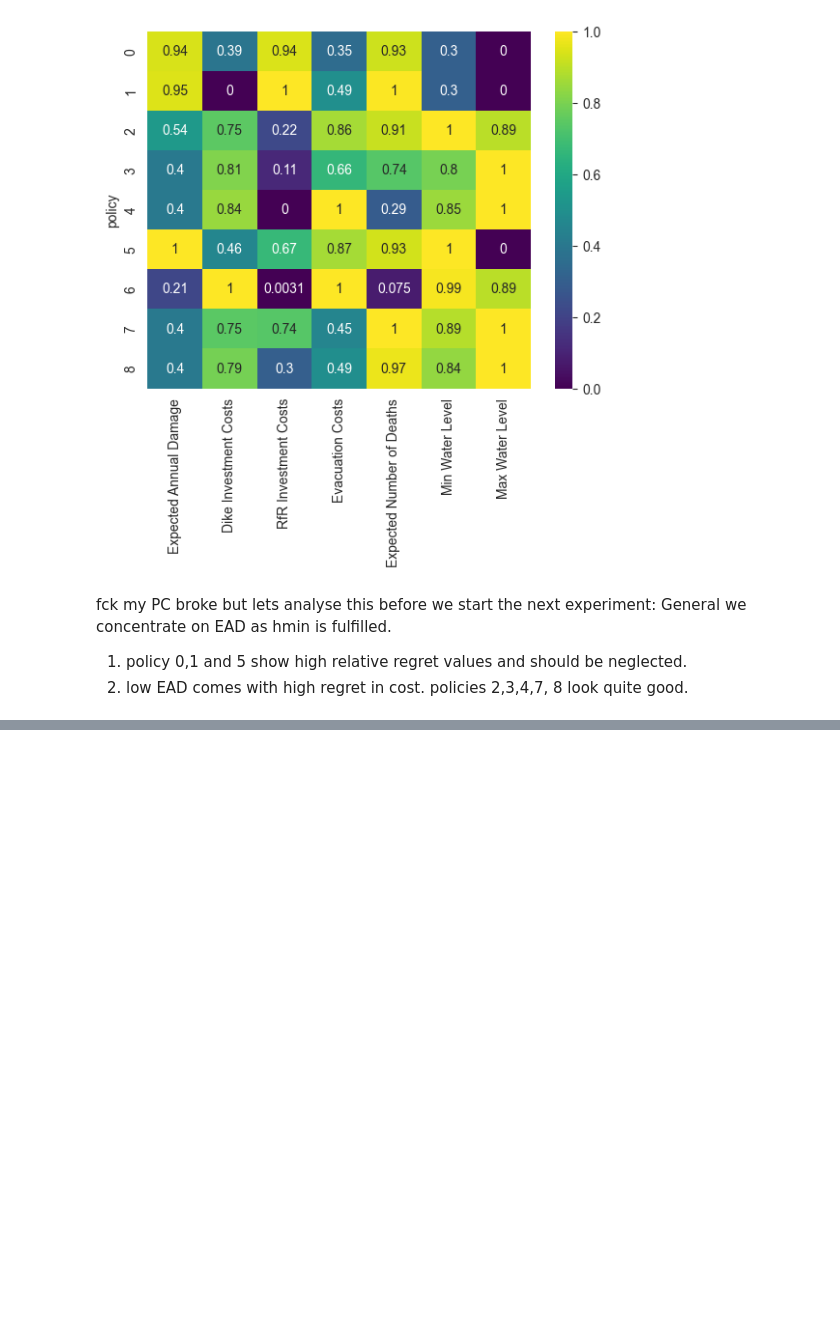
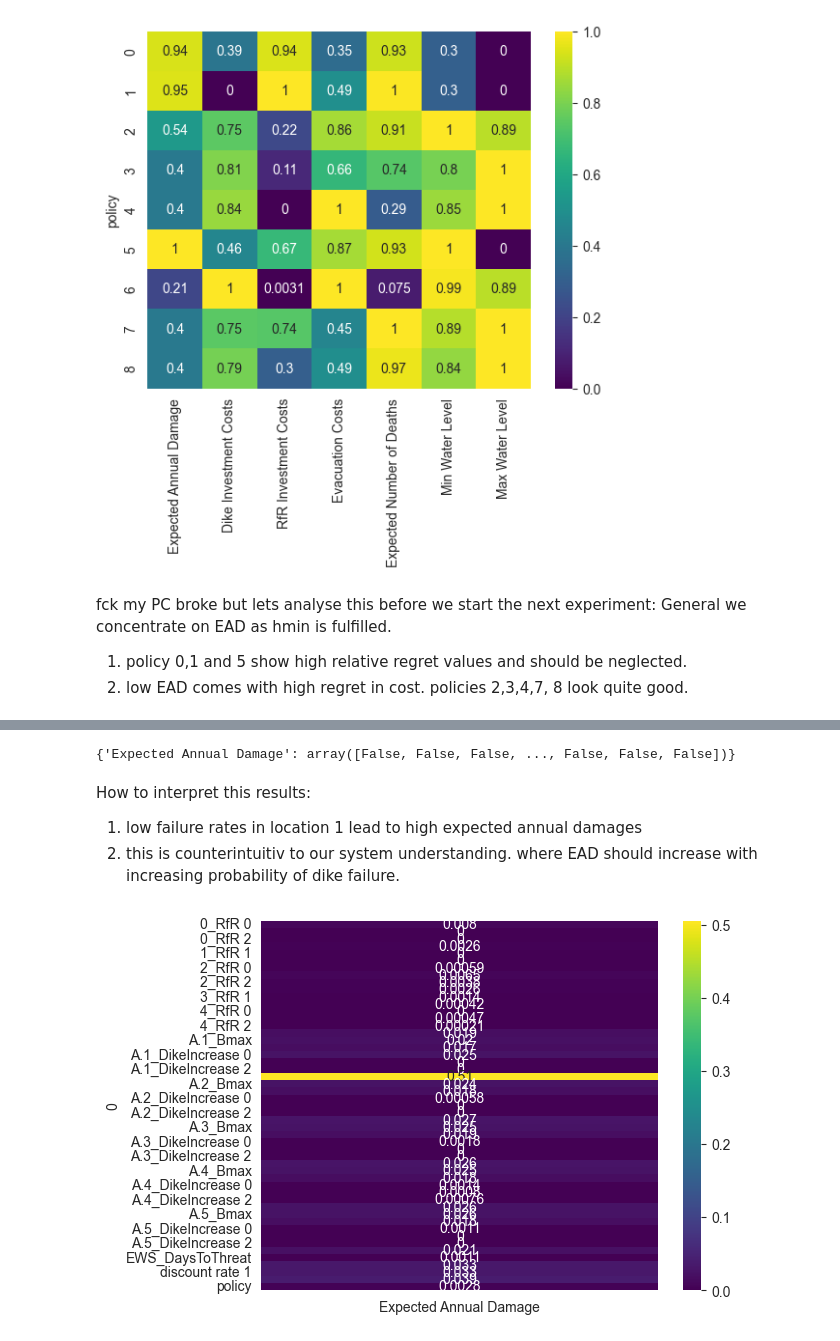
Before and after one commit to florihu/MBDM_Group5, a Jupyter notebook: MORDM.ipynb, the cells around one changed output, grey strips where cells are left out. Cells and saved outputs as stored; diff of their text form; code cells hidden in the pictures; blank space fills up the shorter version.

```diff
--- a/MORDM.ipynb
+++ b/MORDM.ipynb
@@ -320,0 +422,23 @@ General we concentrate on EAD as hmin is fulfilled.
+# %%
+y_1 = {}
+
+y_1['Expected Annual Damage']=outcomes_mordm_2['Expected Annual Damage'] > np.percentile(data,90)
+# %% [output]
+{'Expected Annual Damage': array([False, False, False, ..., False, False, False])}
+# %% [markdown]
+How to interpret this results:
+1. low failure rates in location 1 lead to high expected annual damages
+2. this is counterintuitiv to our system understanding. where EAD should increase with increasing probability of dike failure.
+# %%
+from ema_workbench.analysis import feature_scoring
+
+import matplotlib.pyplot as plt
+
+x = pd.DataFrame(experiments_mordm_2)
+
+
+fs = feature_scoring.get_feature_scores_all(x, y_1)
+sns.heatmap(fs, cmap="viridis", annot=True)
+plt.show()
+# %% [output]
+[figure, added]
```
Also changed, not shown: parts of 15 cells of this notebook, 28 other files.
